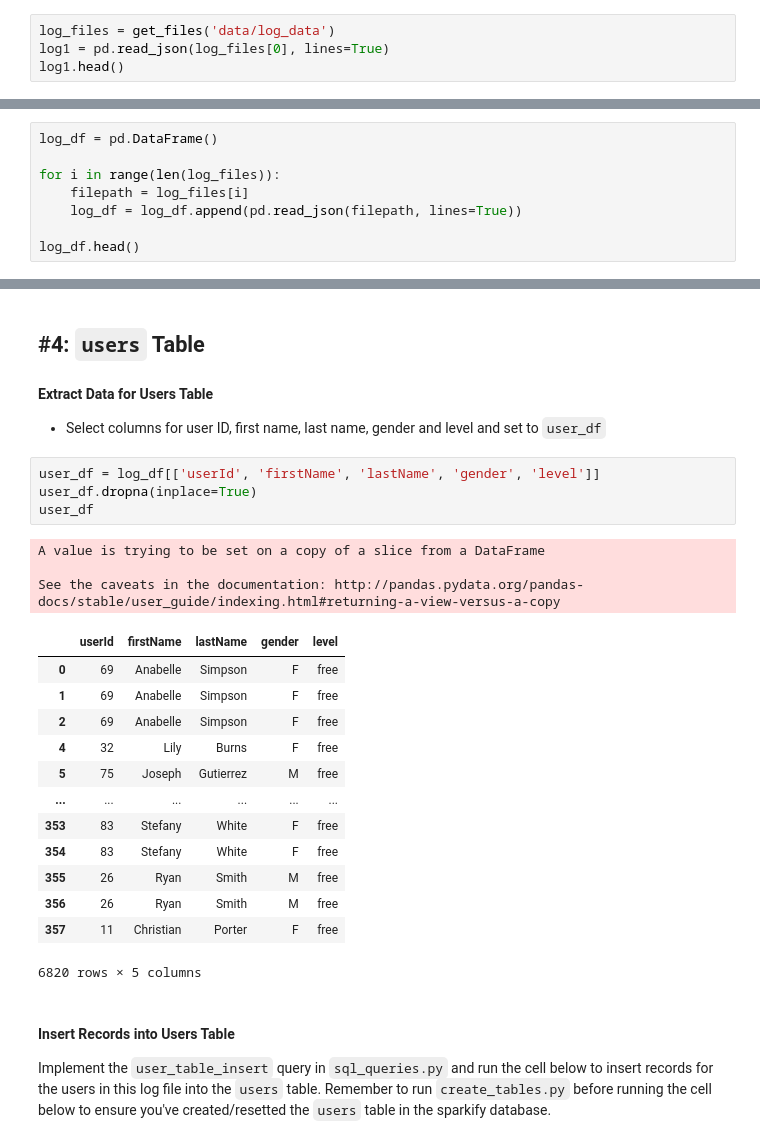
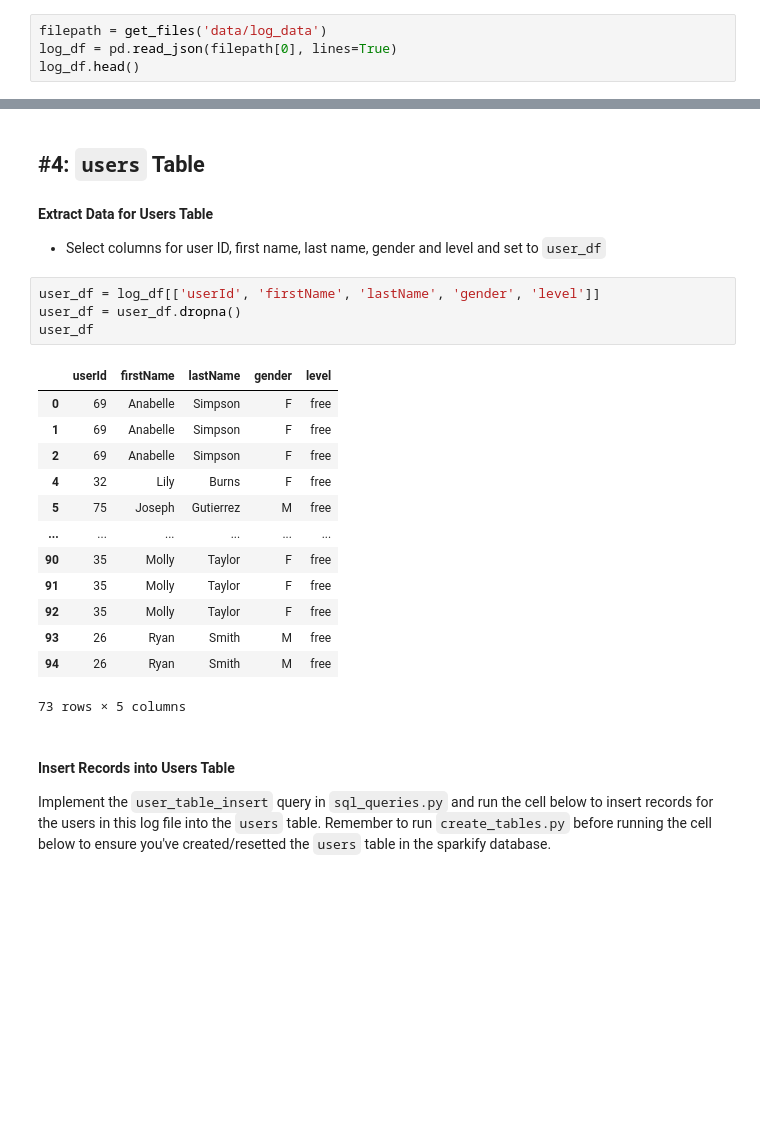
Before and after one commit to ellemonke/data-modeling-postgres, a Jupyter notebook: etl.ipynb, the cells around one changed output, grey strips where cells are left out. Drawn from its saved outputs; the diff is of its cells as text; blank space fills up the shorter version.

```diff
--- a/etl.ipynb
+++ b/etl.ipynb
@@ -97,9 +97,9 @@ Let's perform ETL on a single log file and load a single record into each table.
 - Select the first log file in this list
 - Read the log file and view the data
 # %%
-log_files = get_files('data/log_data')
-log1 = pd.read_json(log_files[0], lines=True)
-log1.head()
+filepath = get_files('data/log_data')
+log_df = pd.read_json(filepath[0], lines=True)
+log_df.head()
 # %% [output]
 |  | artist | auth | firstName | gender | itemInSession | lastName | length | level | location | method | ... |
 | 0 | Frumpies | Logged In | Anabelle | F | 0 | Simpson | 134.47791 | free | Philadelphia-Camden-Wilmington, P... | PUT | ... |
@@ -107,11 +107,3 @@ log1.head()
 | 2 | Biffy Clyro | Logged In | Anabelle | F | 2 | Simpson | 189.83138 | free | Philadelphia-Camden-Wilmington, P... | PUT | ... |
 | 3 | None | Logged In | Lily | F | 0 | Burns | NaN | free | New York-Newark-Jersey City, NY-N... | GET | ... |
 | 4 | HIM | Logged In | Lily | F | 1 | Burns | 212.06159 | free | New York-Newark-Jersey City, NY-N... | PUT | ... |
-# %%
-log_df = pd.DataFrame()
-
-for i in range(len(log_files)):
-    filepath = log_files[i]
-    log_df = log_df.append(pd.read_json(filepath, lines=True))
-
-log_df.head()
@@ -210,25 +195,22 @@ Run `test.ipynb` to see if you've successfully added records to this table.
 - Select columns for user ID, first name, last name, gender and level and set to `user_df`
 # %%
 user_df = log_df[['userId', 'firstName', 'lastName', 'gender', 'level']]
-user_df.dropna(inplace=True)
+user_df = user_df.dropna()
 user_df
 # %% [output]
+|  | userId | firstName | lastName | gender | level |
+| 0 | 69 | Anabelle | Simpson | F | free |
+| 1 | 69 | Anabelle | Simpson | F | free |
+| 2 | 69 | Anabelle | Simpson | F | free |
+| 4 | 32 | Lily | Burns | F | free |
+| 5 | 75 | Joseph | Gutierrez | M | free |
+| ... | ... | ... | ... | ... | ... |
+| 90 | 35 | Molly | Taylor | F | free |
+| 91 | 35 | Molly | Taylor | F | free |
+| 92 | 35 | Molly | Taylor | F | free |
+| 93 | 26 | Ryan | Smith | M | free |
+| 94 | 26 | Ryan | Smith | M | free |
-A value is trying to be set on a copy of a slice from a DataFrame
-
-See the caveats in the documentation: http://pandas.pydata.org/pandas-docs/stable/user_guide/indexing.html#returning-a-view-versus-a-copy
+73 rows × 5 columns
-|  | userId | firstName | lastName | gender | level |
-| 0 | 69 | Anabelle | Simpson | F | free |
-| 1 | 69 | Anabelle | Simpson | F | free |
-| 2 | 69 | Anabelle | Simpson | F | free |
-| 4 | 32 | Lily | Burns | F | free |
-| 5 | 75 | Joseph | Gutierrez | M | free |
-| ... | ... | ... | ... | ... | ... |
-| 353 | 83 | Stefany | White | F | free |
-| 354 | 83 | Stefany | White | F | free |
-| 355 | 26 | Ryan | Smith | M | free |
-| 356 | 26 | Ryan | Smith | M | free |
-| 357 | 11 | Christian | Porter | F | free |
-6820 rows × 5 columns
 # %% [markdown]
 #### Insert Records into Users Table
 Implement the `user_table_insert` query in `sql_queries.py` and run the cell below to insert records for the users in this log file into the `users` table. Remember to run `create_tables.py` before running the cell below to ensure you've created/resetted the `users` table in the sparkify database.
```
Also changed, not shown: parts of 5 cells of this notebook, 1 other file.
